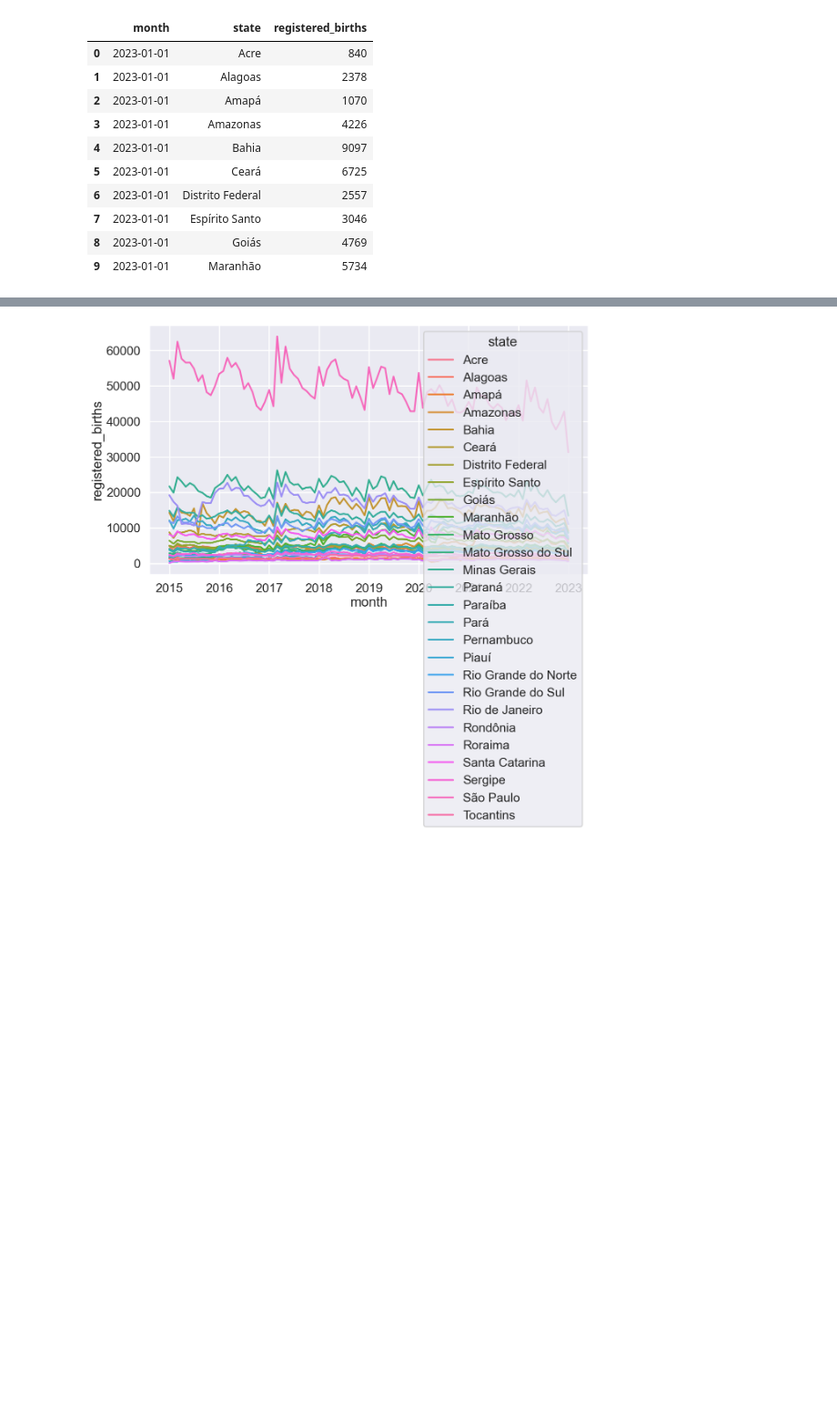
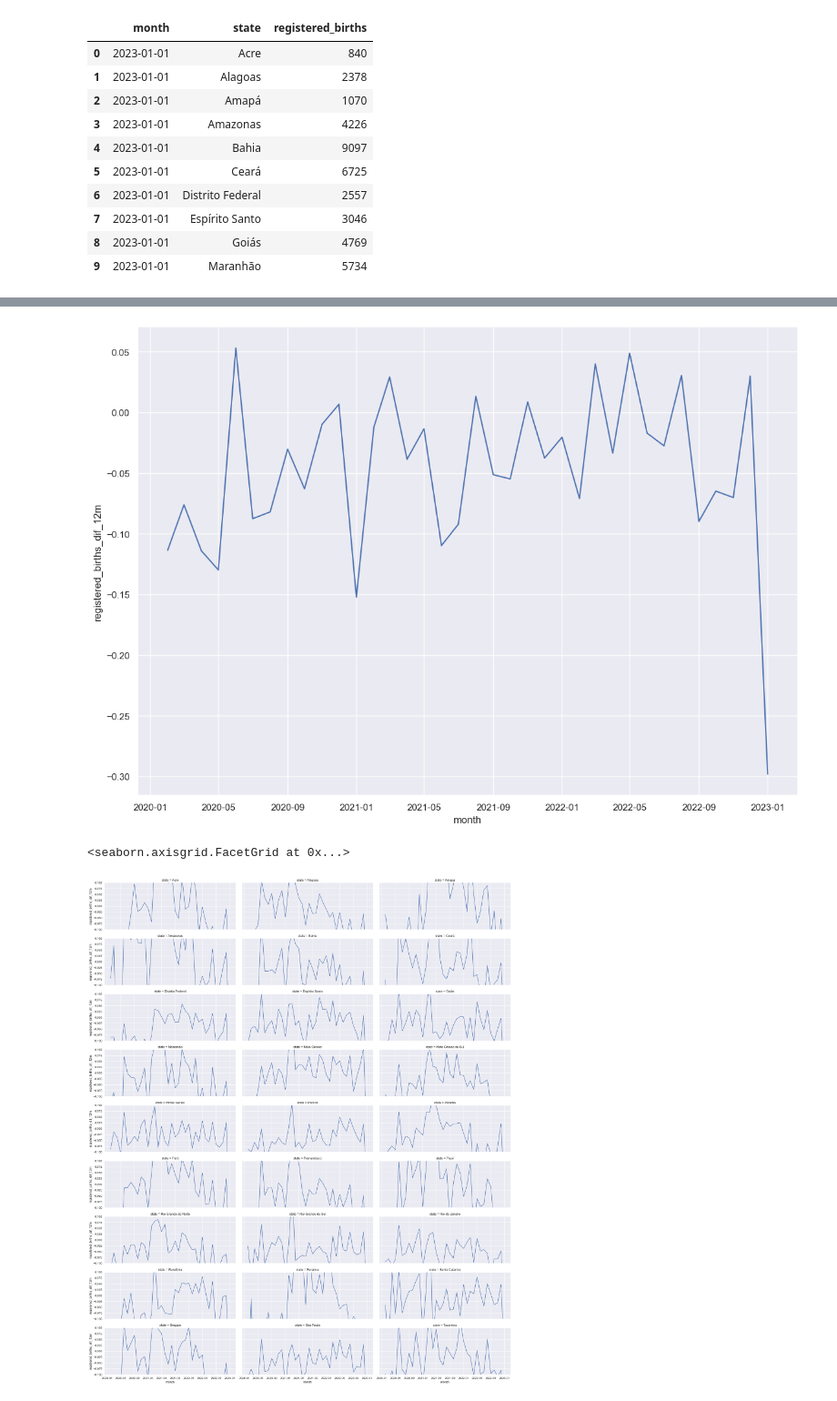
Before and after one commit to flimao/covidjab_analyses, a Jupyter notebook: covidjab_natality/notebooks/02-flimao-extract-natality.ipynb, the cells around one changed output, grey strips where cells are left out. Shown at 91% size. Cells and saved outputs as stored; diff of their text form; code cells hidden in the pictures; blank space fills up the shorter version.

```diff
--- a/covidjab_natality/notebooks/02-flimao-extract-natality.ipynb
+++ b/covidjab_natality/notebooks/02-flimao-extract-natality.ipynb
@@ -71,8 +110,14 @@ ValueError: cannot reindex on an axis with duplicate labels
 # %%
 sns.lineplot(
-    data = df,
-    x = 'month', y = 'registered_births',
+    data = df_covid[df_covid['state'].str.contains('Paulo')],
+    x = 'month', y = 'registered_births_dif_12m',
 )
 plt.show()
 # %% [output]
-[figure, old version]
+[figure, new version]
+# %%
+facetgrid = sns.FacetGrid(data = df_covid, col = 'state', col_wrap = 3, aspect = 2.5, ylim = [-.1, .1])
+facetgrid.map(sns.lineplot, 'month', 'registered_births_dif_12m')
+# %% [output]
+<seaborn.axisgrid.FacetGrid at 0x...>
+[figure, added]
```
Also changed, not shown: parts of 8 cells of this notebook.
